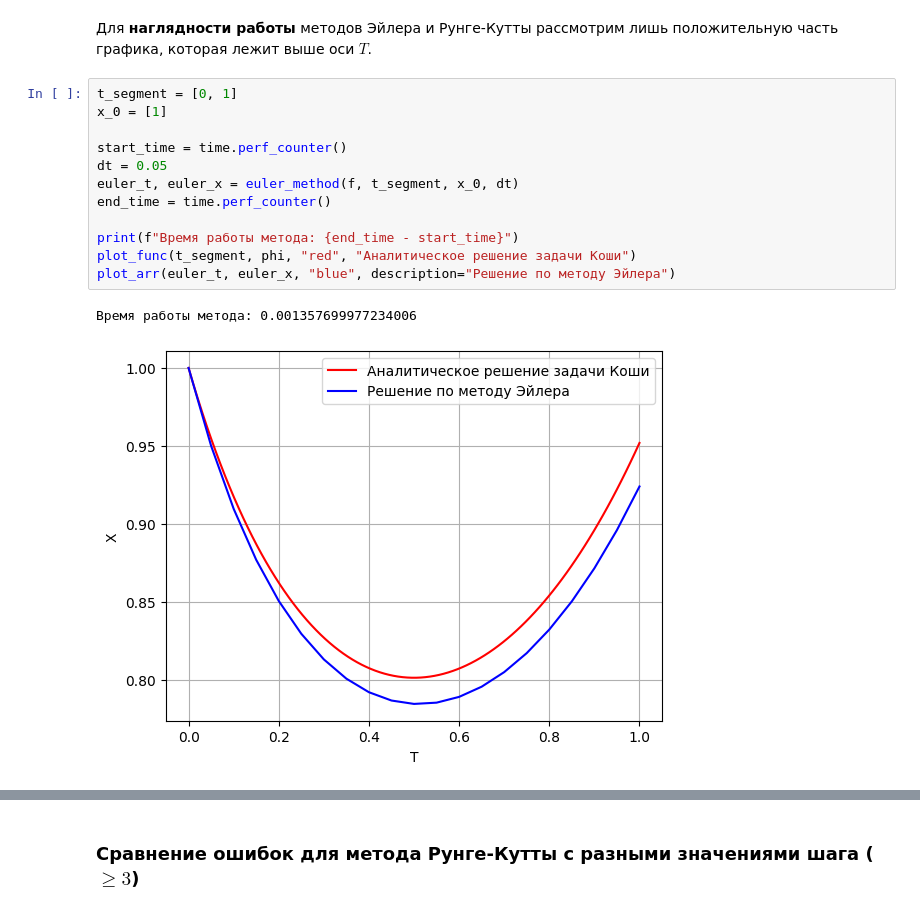
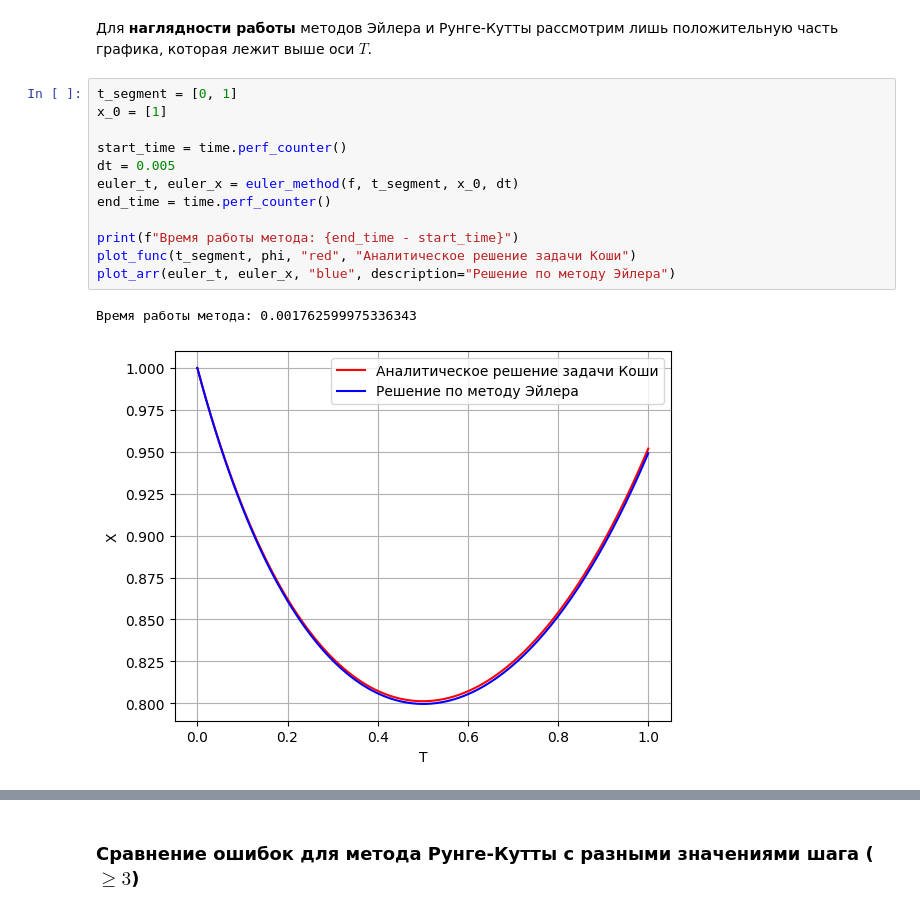
Before and after one commit to dimassolovev/differential-equations, a Jupyter notebook: lab_1.ipynb, the cells around one changed output, grey strips where cells are left out. Cells and saved outputs as stored; diff of their text form.

```diff
--- a/lab_1.ipynb
+++ b/lab_1.ipynb
@@ -310,18 +310,18 @@ def plot_arr(t_array, x_array, color, description):
 # %%
 t_segment = [0, 1]
 x_0 = [1]
 
 start_time = time.perf_counter()
-dt = 0.05
+dt = 0.005
 euler_t, euler_x = euler_method(f, t_segment, x_0, dt)
 end_time = time.perf_counter()
 
 print(f"Время работы метода: {end_time - start_time}")
 plot_func(t_segment, phi, "red", "Aналитическое решение задачи Коши")
 plot_arr(euler_t, euler_x, "blue", description="Решение по методу Эйлера")
 # %% [output]
-Время работы метода: 0.001357699977234006
+Время работы метода: 0.001762599975336343
-[figure, old version]
+[figure, new version]
 # %%
 t_segment = [0, 1]
 x_0 = [1]
```
Also changed, not shown: parts of 5 cells of this notebook.
